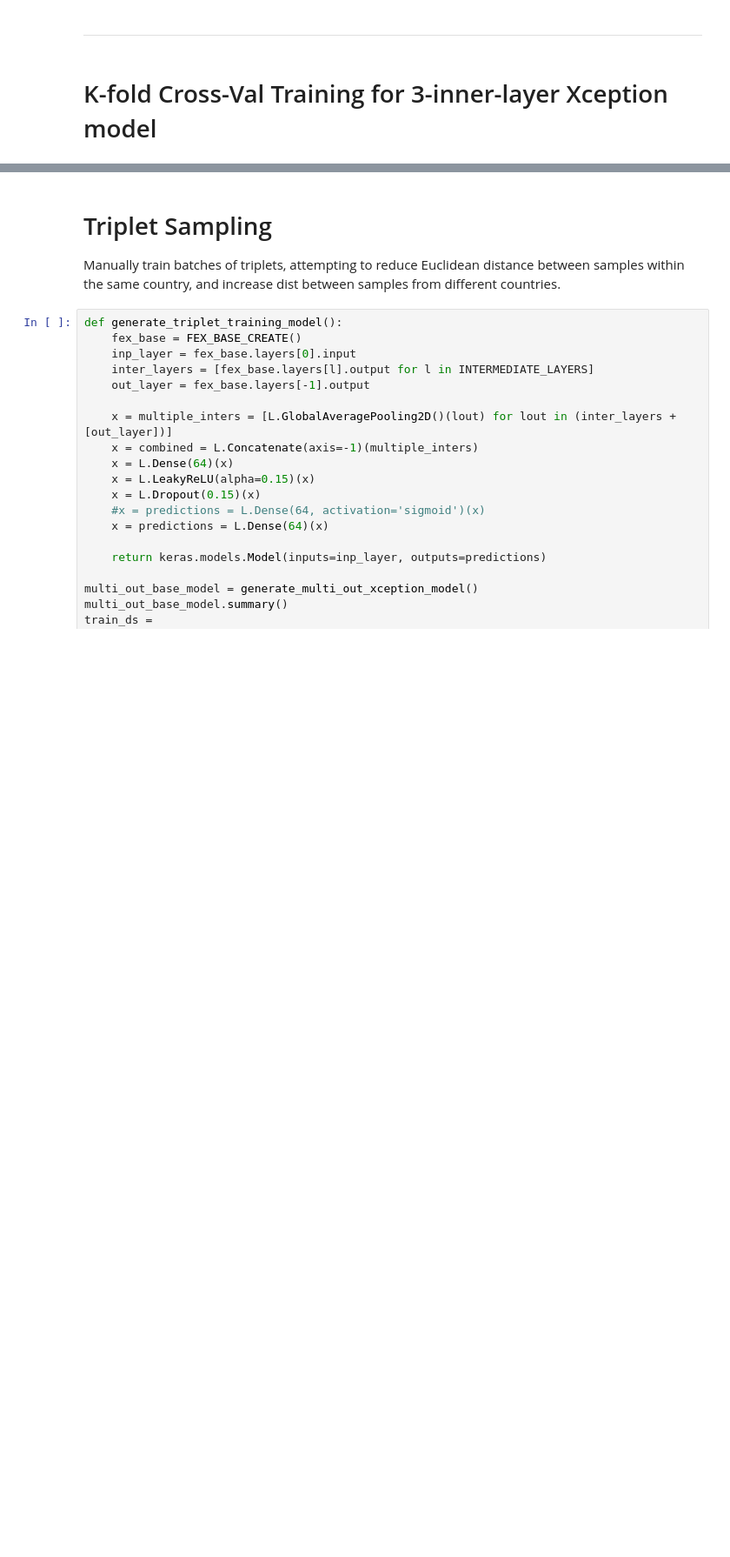
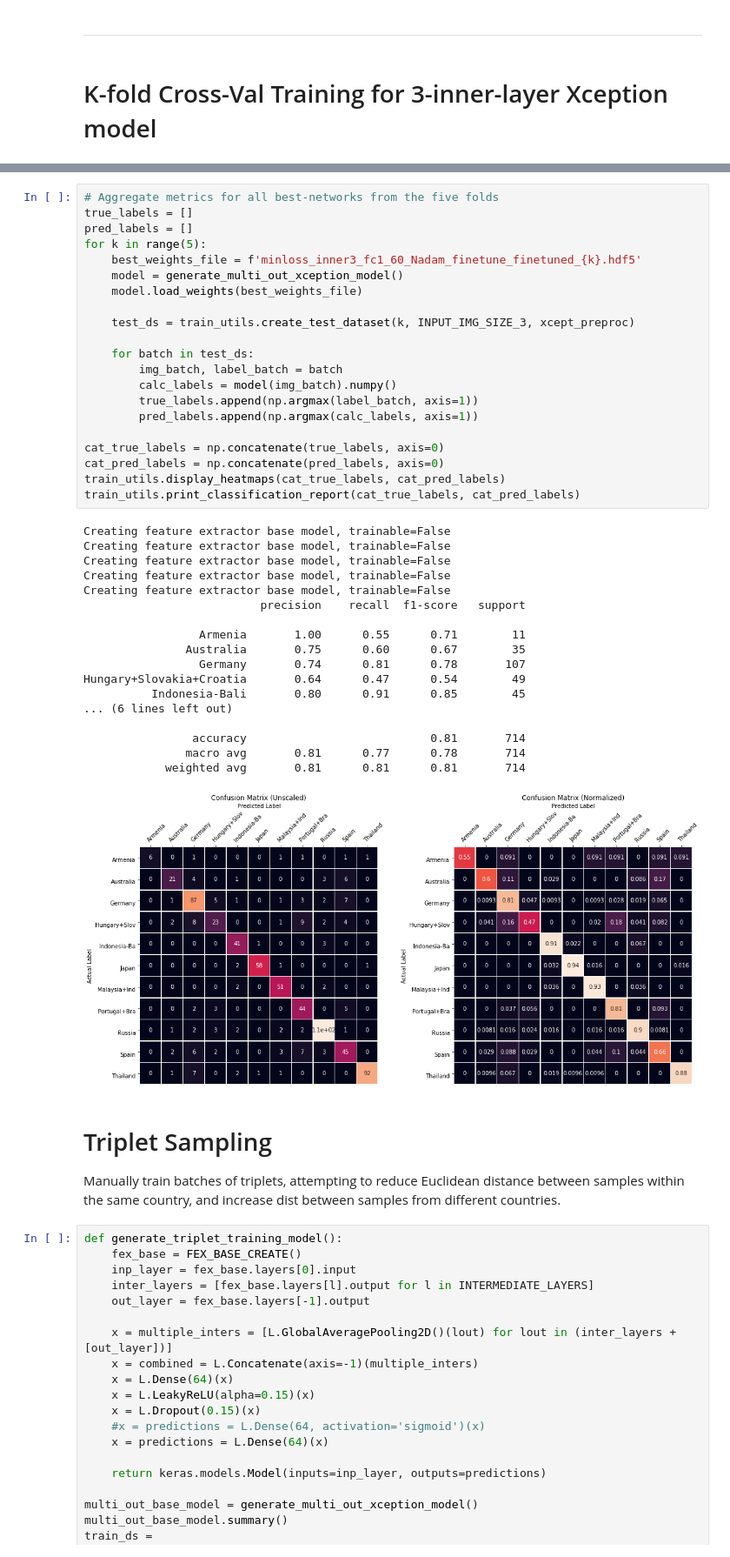
Before and after one commit to etotheipi/church_temple_classify, a Jupyter notebook: classification_training.ipynb, the cells around one changed output, grey strips where cells are left out. Shown at 87% size. Saved outputs shown, nothing was run; the diff lists cells and outputs as text; blank space fills up the shorter version.

```diff
--- a/classification_training.ipynb
+++ b/classification_training.ipynb
@@ -376,3 +398,43 @@ Hungary+Slovakia+Croatia       0.06      0.10      0.08        49
+# %%
+# Aggregate metrics for all best-networks from the five folds
+true_labels = []
+pred_labels = []
+for k in range(5):
+    best_weights_file = f'minloss_inner3_fc1_60_Nadam_finetune_finetuned_{k}.hdf5'
+    model = generate_multi_out_xception_model()
+    model.load_weights(best_weights_file)
+
+    test_ds = train_utils.create_test_dataset(k, INPUT_IMG_SIZE_3, xcept_preproc)
+
+    for batch in test_ds:
+        img_batch, label_batch = batch
+        calc_labels = model(img_batch).numpy()
+        true_labels.append(np.argmax(label_batch, axis=1))
+        pred_labels.append(np.argmax(calc_labels, axis=1))
+
+cat_true_labels = np.concatenate(true_labels, axis=0)
+cat_pred_labels = np.concatenate(pred_labels, axis=0)
+train_utils.display_heatmaps(cat_true_labels, cat_pred_labels)
+train_utils.print_classification_report(cat_true_labels, cat_pred_labels)
+# %% [output]
+Creating feature extractor base model, trainable=False
+Creating feature extractor base model, trainable=False
+Creating feature extractor base model, trainable=False
+Creating feature extractor base model, trainable=False
+Creating feature extractor base model, trainable=False
+                          precision    recall  f1-score   support
+
+                 Armenia       1.00      0.55      0.71        11
+               Australia       0.75      0.60      0.67        35
+                 Germany       0.74      0.81      0.78       107
+Hungary+Slovakia+Croatia       0.64      0.47      0.54        49
+          Indonesia-Bali       0.80      0.91      0.85        45
+... (6 lines left out)
+
+                accuracy                           0.81       714
+               macro avg       0.81      0.77      0.78       714
+            weighted avg       0.81      0.81      0.81       714
+[figure, added]
 # %% [markdown]
 # Triplet Sampling
 Manually train batches of triplets, attempting to reduce Euclidean distance between samples within the same country, and increase dist between samples from different countries.
```
Also changed, not shown: parts of 8 cells of this notebook, 14 other files.
